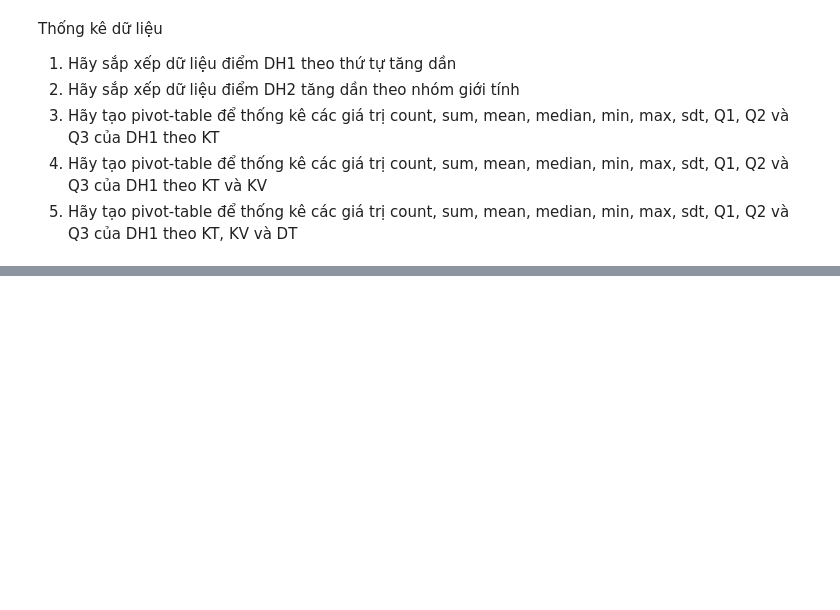
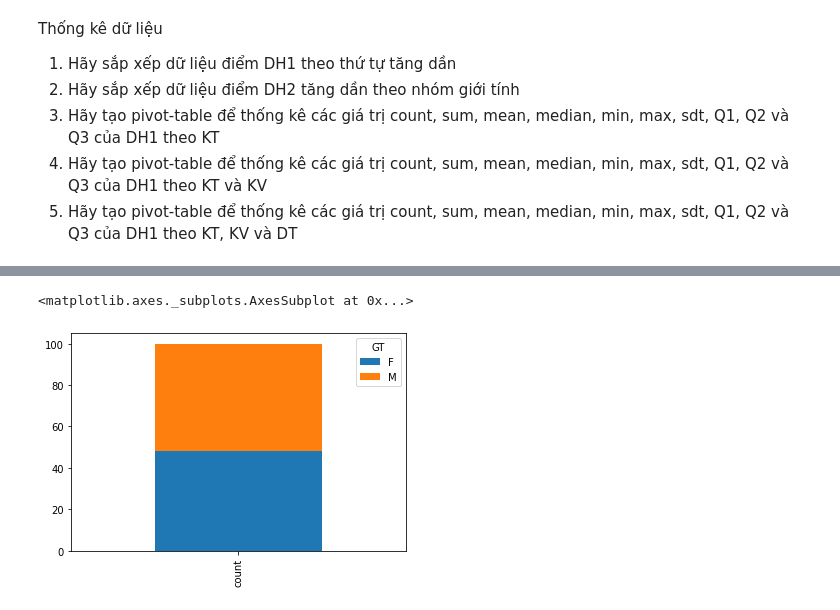
Before and after one commit to dangnhan-6426/NHAPMONPHANTICHDULIEUHOCSAU, a Jupyter notebook: Lab_2_Homework.ipynb, the cells around one changed output, grey strips where cells are left out. Drawn from its saved outputs; the diff is of its cells as text; code cells hidden in the pictures; blank space fills up the shorter version.

```diff
--- a/Lab_2_Homework.ipynb
+++ b/Lab_2_Homework.ipynb
@@ -97,0 +154,7 @@ pivotKT_DH1
+# %%
+#Hãy trình bày dữ liệu biến GT
+#Vẽ biểu đồ tần số (cột) (https://pandas.pydata.org/docs/reference/api/pandas.DataFrame.plot.bar.html)
+pd.pivot_table(dulieuxettuyendaihoc.groupby('GT')['GT'].agg(['count']),columns='GT').plot.bar(stacked=True)
+# %% [output]
+<matplotlib.axes._subplots.AxesSubplot at 0x...>
+[figure, added]
```
Also changed, not shown: parts of 10 cells of this notebook.
